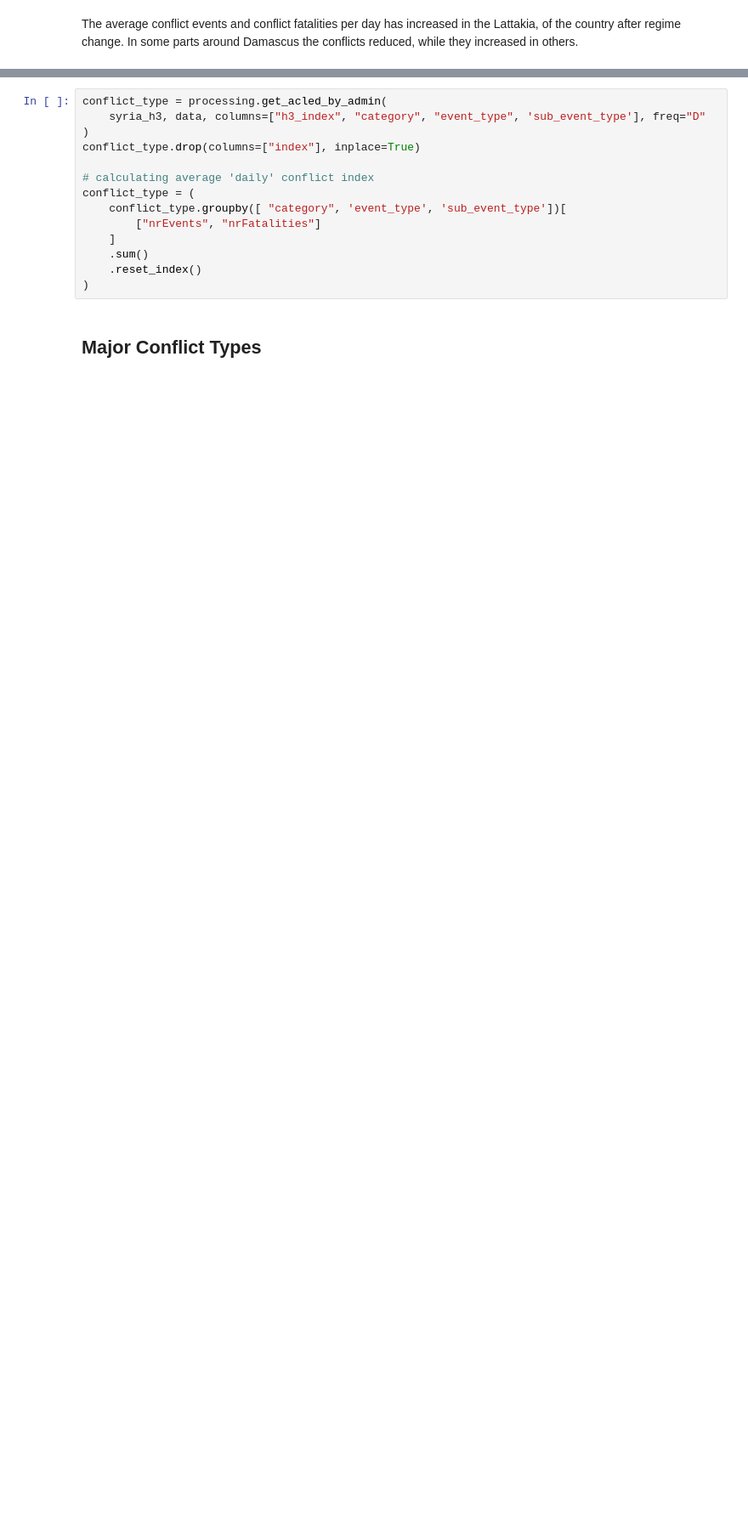
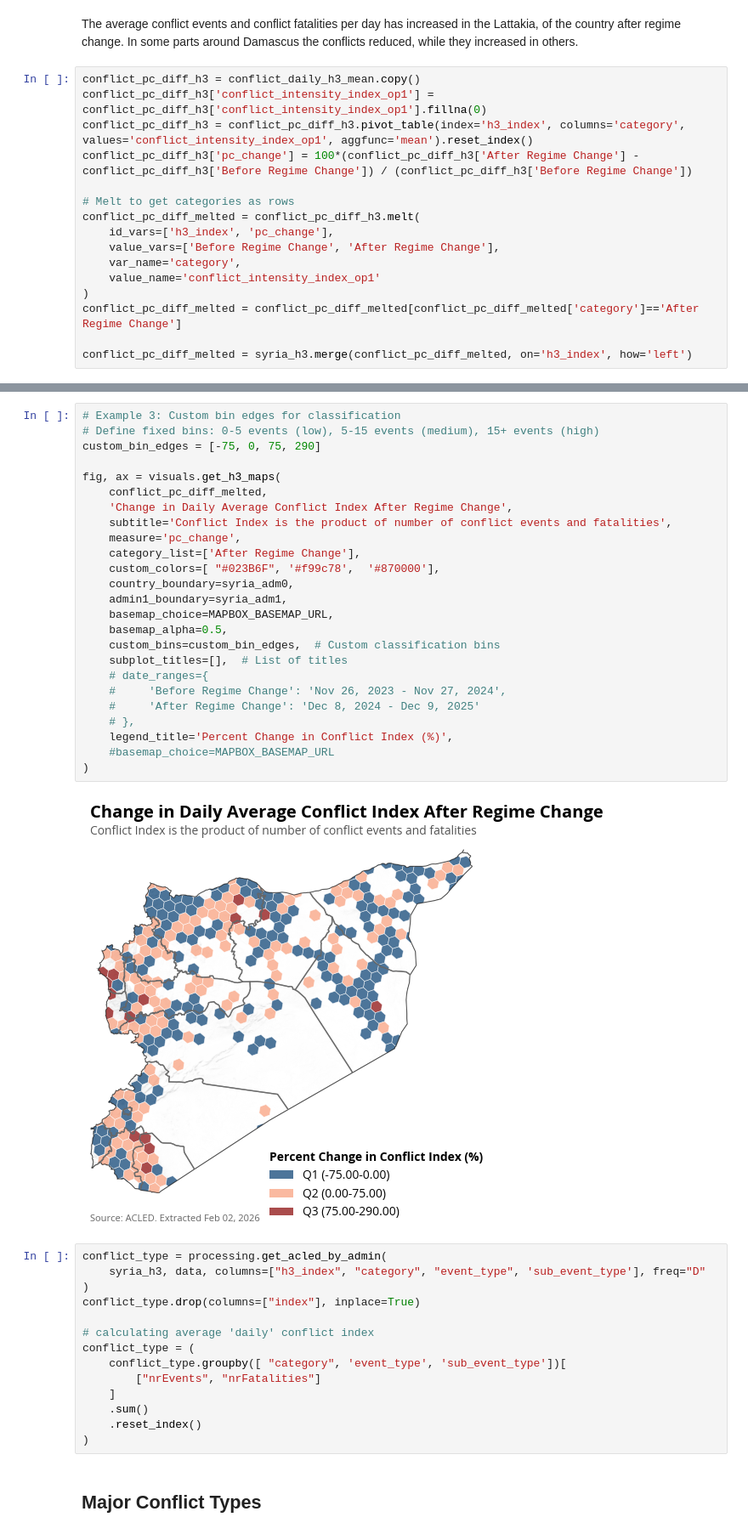
Before and after one commit to datapartnership/syria-economic-monitor, a Jupyter notebook: notebooks/conflict/acled_post_assad.ipynb, the cells around one changed output, grey strips where cells are left out. Shown at 85% size. Saved outputs shown, nothing was run; the diff lists cells and outputs as text; blank space fills up the shorter version.

```diff
--- a/notebooks/conflict/acled_post_assad.ipynb
+++ b/notebooks/conflict/acled_post_assad.ipynb
@@ -255,3 +255,19 @@ fig, ax = visuals.create_bivariate_map_with_basemap(
 [figure]
 # %% [markdown]
 The average conflict events and conflict fatalities per day has increased in the Lattakia,  of the country after regime change. In some parts around Damascus the conflicts reduced, while they increased in others.
+# %%
+conflict_pc_diff_h3 = conflict_daily_h3_mean.copy()
+conflict_pc_diff_h3['conflict_intensity_index_op1'] = conflict_pc_diff_h3['conflict_intensity_index_op1'].fillna(0)
+conflict_pc_diff_h3 = conflict_pc_diff_h3.pivot_table(index='h3_index', columns='category', values='conflict_intensity_index_op1', aggfunc='mean').reset_index()
+conflict_pc_diff_h3['pc_change'] = 100*(conflict_pc_diff_h3['After Regime Change'] - conflict_pc_diff_h3['Before Regime Change']) / (conflict_pc_diff_h3['Before Regime Change'])
+
+# Melt to get categories as rows
+conflict_pc_diff_melted = conflict_pc_diff_h3.melt(
+    id_vars=['h3_index', 'pc_change'],
+    value_vars=['Before Regime Change', 'After Regime Change'],
+    var_name='category',
+    value_name='conflict_intensity_index_op1'
+)
+conflict_pc_diff_melted = conflict_pc_diff_melted[conflict_pc_diff_melted['category']=='After Regime Change']
+
+conflict_pc_diff_melted = syria_h3.merge(conflict_pc_diff_melted, on='h3_index', how='left')
@@ -258,3 +351,30 @@ The average conflict events and conflict fatalities per day has increased in the
+# %%
+# Example 3: Custom bin edges for classification
+# Define fixed bins: 0-5 events (low), 5-15 events (medium), 15+ events (high)
+custom_bin_edges = [-75, 0, 75, 290]
+
+fig, ax = visuals.get_h3_maps(
+    conflict_pc_diff_melted,
+    'Change in Daily Average Conflict Index After Regime Change',
+    subtitle='Conflict Index is the product of number of conflict events and fatalities',
+    measure='pc_change',
+    category_list=['After Regime Change'],
+    custom_colors=[ "#023B6F", '#f99c78',  '#870000'],
+    country_boundary=syria_adm0,
+    admin1_boundary=syria_adm1,
+    basemap_choice=MAPBOX_BASEMAP_URL,
+    basemap_alpha=0.5,
+    custom_bins=custom_bin_edges,  # Custom classification bins
+    subplot_titles=[],  # List of titles
+    # date_ranges={
+    #     'Before Regime Change': 'Nov 26, 2023 - Nov 27, 2024',
+    #     'After Regime Change': 'Dec 8, 2024 - Dec 9, 2025'
+    # },
+    legend_title='Percent Change in Conflict Index (%)',
+    #basemap_choice=MAPBOX_BASEMAP_URL
+)
+# %% [output]
+[figure, added]
 # %%
 conflict_type = processing.get_acled_by_admin(
     syria_h3, data, columns=["h3_index", "category", "event_type", 'sub_event_type'], freq="D"
```
Also changed, not shown: parts of 6 cells of this notebook.
